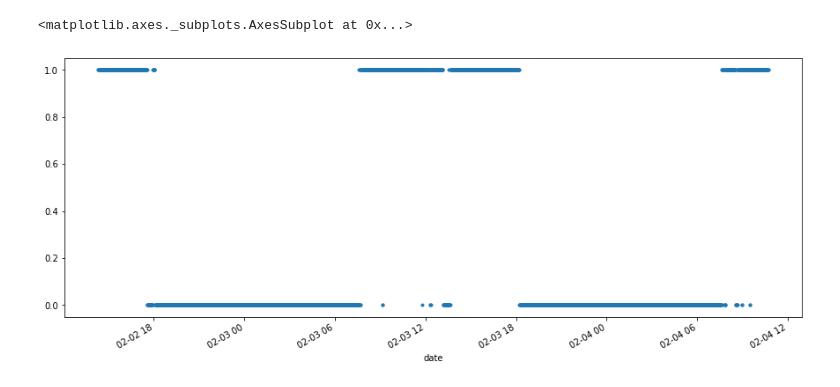
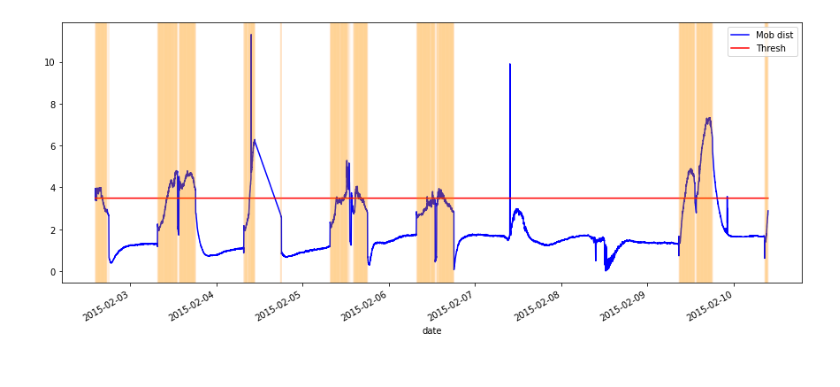
Before and after one commit to santitellez/Mahalanobis-AD, a Jupyter notebook: Mahalanobis-AD.ipynb, the cells around one changed output. Drawn from its saved outputs; the diff is of its cells as text; code cells hidden in the pictures.

```diff
--- a/Mahalanobis-AD.ipynb
+++ b/Mahalanobis-AD.ipynb
@@ -99,5 +118,11 @@ plt.xlabel('Mahalanobis dist');
 # %%
 # Label anomalies
+
+train_anomaly = pd.DataFrame()
+train_anomaly['Mob dist']= mdist_train_anomalies
+train_anomaly['Thresh'] = threshold
+train_anomaly['Anomaly'] = train_anomaly['Mob dist'] > train_anomaly['Thresh']
+train_anomaly.index = pca_train_anomalies.index
 
 anomaly = pd.DataFrame()
 anomaly['Mob dist']= mdist_test
@@ -111,5 +132,11 @@ anomaly.plot(figsize = (15,6), color = ['green','red'], legend = False);
-# %%
-test_anomalies.plot(figsize = (15, 6), style = ".")
-# %% [output]
-<matplotlib.axes._subplots.AxesSubplot at 0x...>
-[figure, removed]
+# %%
+all_anomalies = pd.concat((train_anomaly, anomaly))
+y = pd.concat((y_train, y_test))
+
+all_anomalies.plot(figsize = (15,6), color = ['blue','red'], legend = True)
+
+anoms = list(y.index[y == 1])
+for a in anoms:
+    plt.axvline(a, color='orange', alpha=0.02)
+# %% [output]
+[figure, added]
```
Also changed, not shown: parts of 9 cells of this notebook, 1 other file.
